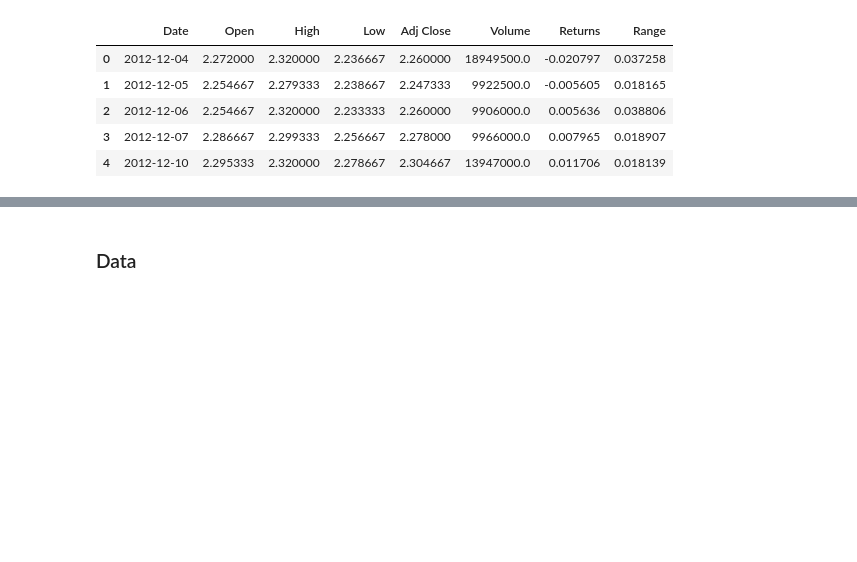
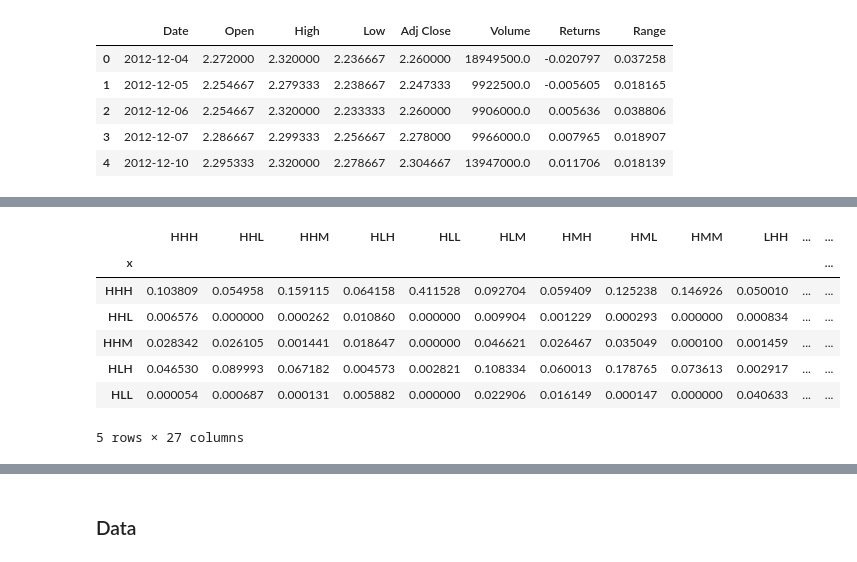
Before and after one commit to mikiya09/DataSci, a Jupyter notebook: ML/markov_chain/markov chain.ipynb, the cells around one changed output, grey strips where cells are left out. Drawn from its saved outputs; the diff is of its cells as text; code cells hidden in the pictures; blank space fills up the shorter version.

```diff
--- a/ML/markov_chain/markov chain.ipynb
+++ b/ML/markov_chain/markov chain.ipynb
@@ -312,0 +530,11 @@ group_set.head()
+# %%
+grid_neg.head()
+# %% [output]
+|  | HHH | HHL | HHM | HLH | HLL | HLM | HMH | HML | HMM | LHH | ... | ... |
+| x |  |  |  |  |  |  |  |  |  |  |  | ... |
+| HHH | 0.103809 | 0.054958 | 0.159115 | 0.064158 | 0.411528 | 0.092704 | 0.059409 | 0.125238 | 0.146926 | 0.050010 | ... | ... |
+| HHL | 0.006576 | 0.000000 | 0.000262 | 0.010860 | 0.000000 | 0.009904 | 0.001229 | 0.000293 | 0.000000 | 0.000834 | ... | ... |
+| HHM | 0.028342 | 0.026105 | 0.001441 | 0.018647 | 0.000000 | 0.046621 | 0.026467 | 0.035049 | 0.000100 | 0.001459 | ... | ... |
+| HLH | 0.046530 | 0.089993 | 0.067182 | 0.004573 | 0.002821 | 0.108334 | 0.060013 | 0.178765 | 0.073613 | 0.002917 | ... | ... |
+| HLL | 0.000054 | 0.000687 | 0.000131 | 0.005882 | 0.000000 | 0.022906 | 0.016149 | 0.000147 | 0.000000 | 0.040633 | ... | ... |
+5 rows × 27 columns
```
Also changed, not shown: parts of 72 cells of this notebook, 1 other file.
